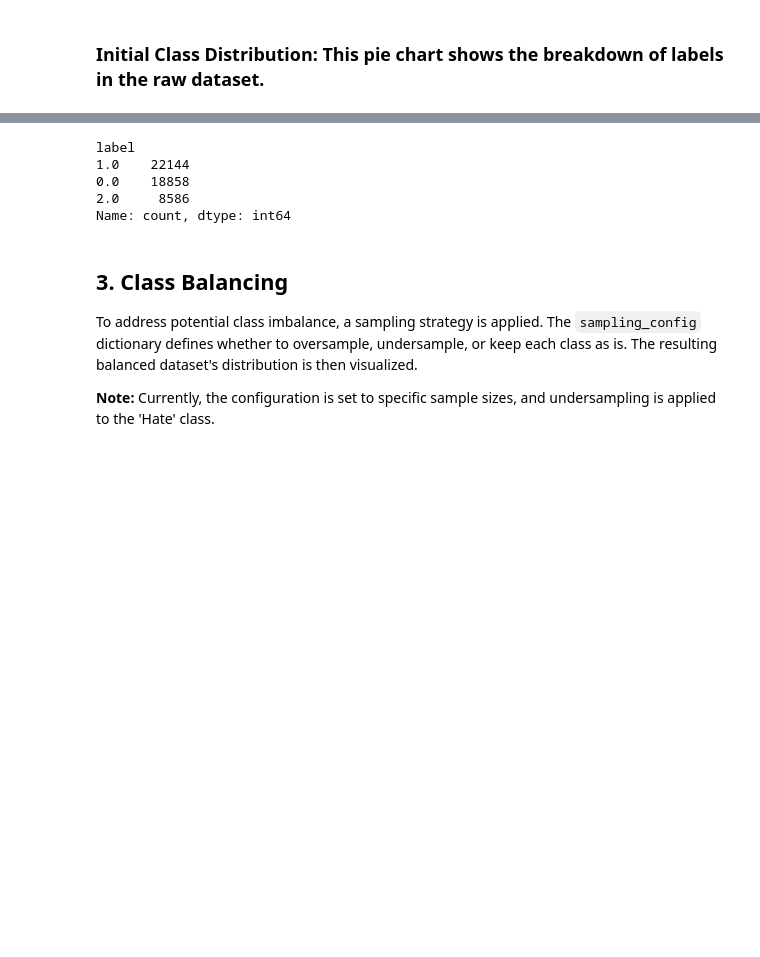
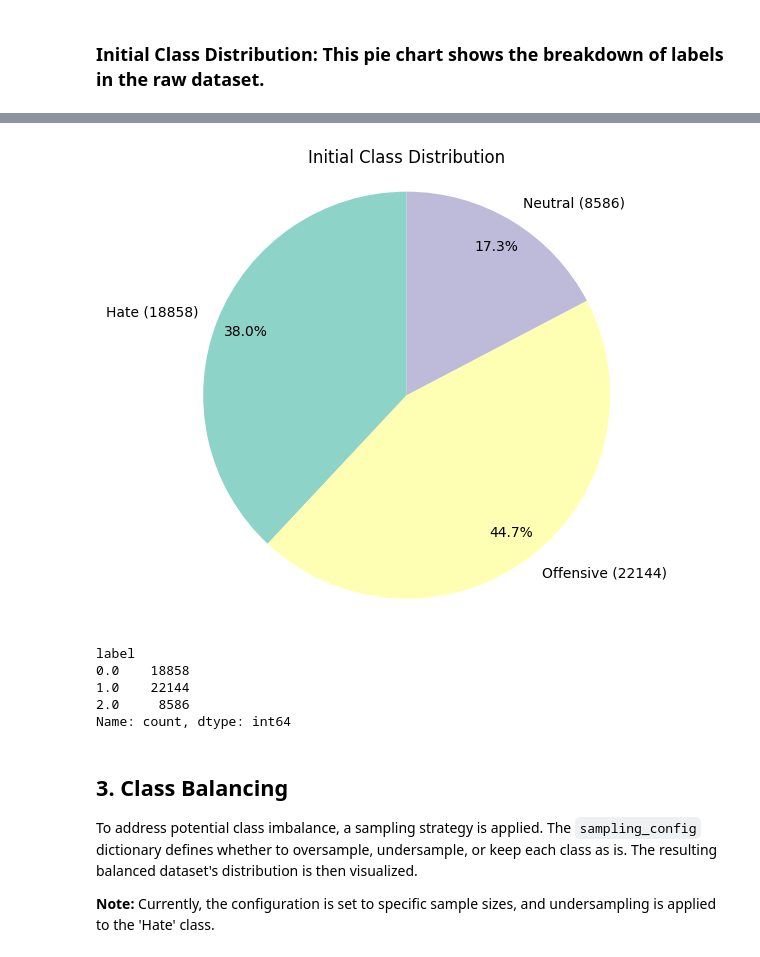
Before and after one commit to ksrawat19/hate-speech-detector, a Jupyter notebook: hate_speech_detector_main.ipynb, the cells around one changed output, grey strips where cells are left out. Drawn from its saved outputs; the diff is of its cells as text; code cells hidden in the pictures; blank space fills up the shorter version.

```diff
--- a/hate_speech_detector_main.ipynb
+++ b/hate_speech_detector_main.ipynb
@@ -62,14 +63,22 @@ df = pd.read_csv('dataset\Labeled_Dataset_v1.csv')
 # %% [markdown]
 ### Initial Class Distribution: This pie chart shows the breakdown of labels in the raw dataset.
 # %%
-label_counts = df['label'].value_counts().reset_index()
-label_counts.columns = ['label', 'count']
+label_order = [0, 1, 2]
+label_counts = df['label'].value_counts().sort_index()
 
-fig = px.pie(label_counts, names='label', values='count',
-             title='Class Distribution',
-             width=600,
-             height=500,
-             color_discrete_sequence=px.colors.qualitative.Set3)
-fig.show()
-print(df['label'].value_counts())
+labels = ['Hate', 'Offensive', 'Neutral']
+colors = sb.color_palette('Set3')[0:len(labels)]
+
+plt.figure(figsize=(6, 5))
+plt.pie(label_counts,
+        labels=[f'{labels[i]} ({label_counts[i]})' for i in label_order],
+        colors=colors,
+        autopct='%1.1f%%',
+        startangle=90,
+        pctdistance=0.85)
+plt.title('Initial Class Distribution')
+plt.axis('equal')
+plt.tight_layout()
+plt.show()
+print(label_counts)
 # %% [output]
@@ -77,6 +85,7 @@ print(df['label'].value_counts())
+[figure, added]
 label
+0.0    18858
 1.0    22144
-0.0    18858
 2.0     8586
 Name: count, dtype: int64
 # %% [markdown]
```
Also changed, not shown: parts of 10 cells of this notebook.
